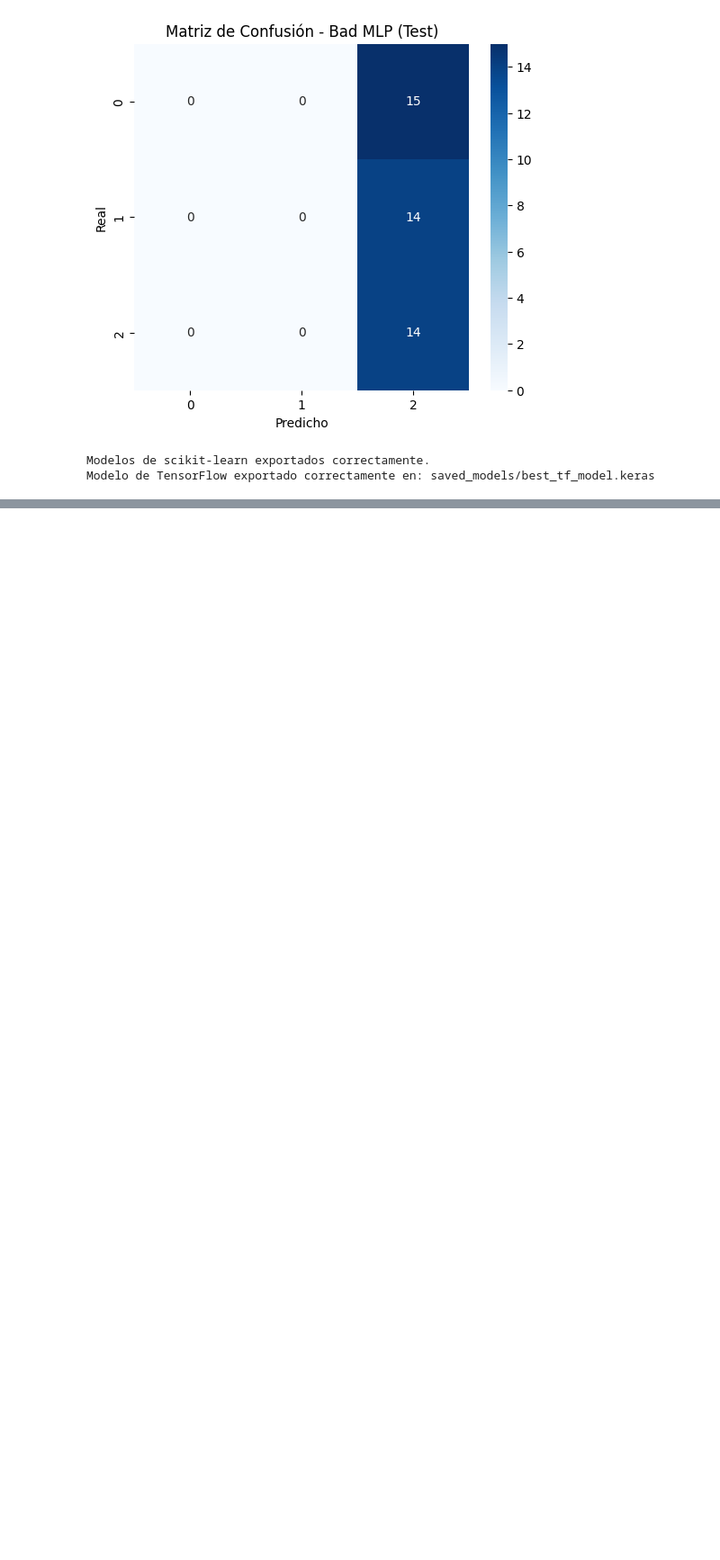
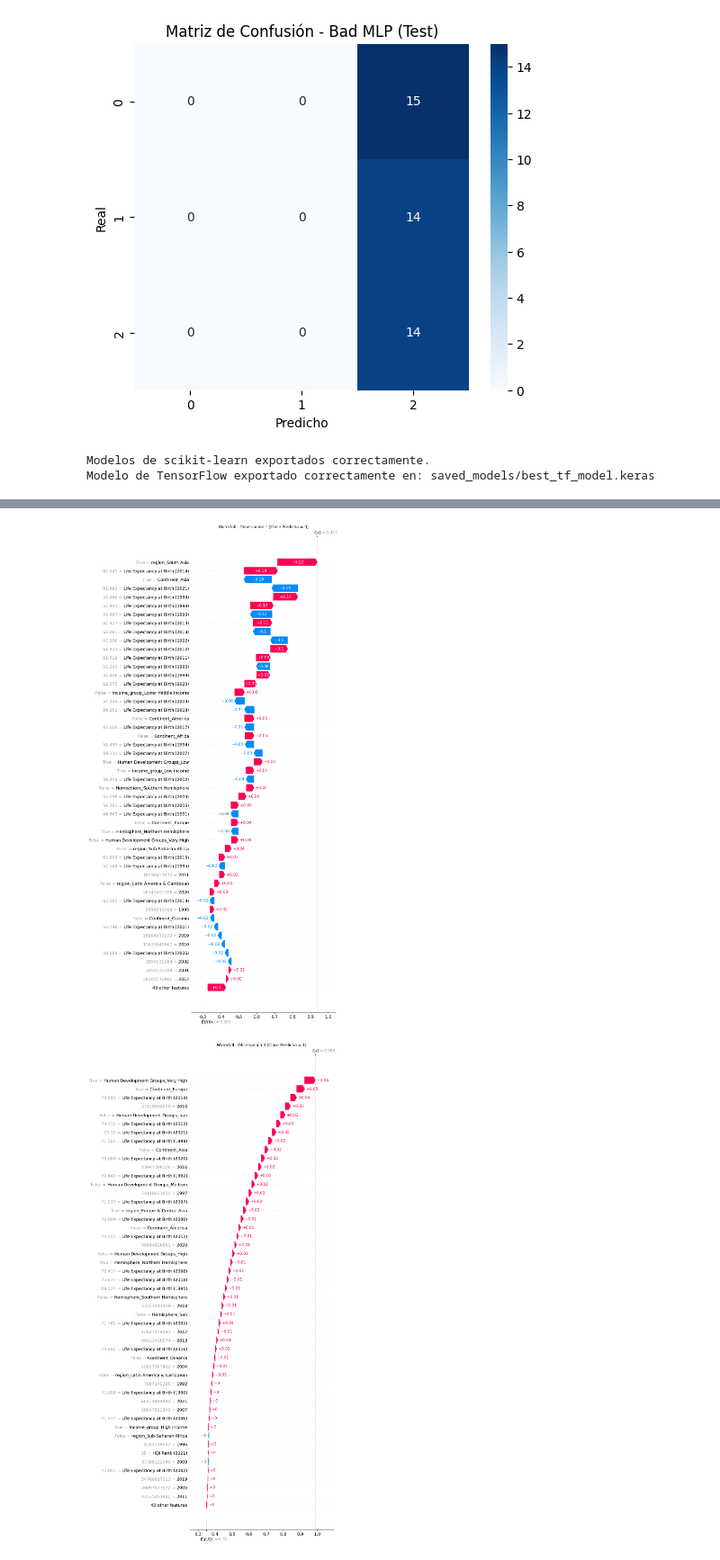
Before and after one commit to larubiano0/Parcial2-He2AI, a Jupyter notebook: GDP_script.ipynb, the cells around one changed output, grey strips where cells are left out. Shown at 90% size. Cells and saved outputs as stored; diff of their text form; code cells hidden in the pictures; blank space fills up the shorter version.

```diff
--- a/GDP_script.ipynb
+++ b/GDP_script.ipynb
@@ -1020,0 +963,60 @@ for class_idx in range(3):
+# %%
+import numpy as np
+import shap
+import matplotlib.pyplot as plt
+
+# 1) Calculamos las probabilidades de predicción para cada instancia
+pred_proba = best_mlp.predict_proba(X_test_scaled)  # shape (n_muestras, 3)
+
+# 2) Buscamos un índice de observación para cada clase (0, 1, 2)
+#    donde esa clase sea la de máxima probabilidad
+class_indices = [None, None, None]  # Guardará el índice para cada clase
+num_samples = len(X_test_scaled)
+
+for i in range(num_samples):
+    predicted_class = np.argmax(pred_proba[i])  # argmax de las 3 clases
+    if class_indices[predicted_class] is None:
+        class_indices[predicted_class] = i
+    # Si ya encontramos índices para las 3 clases, salimos
+    if all(x is not None for x in class_indices):
+        break
+
+# Verificamos que realmente se haya encontrado al menos una muestra para cada clase
+if any(x is None for x in class_indices):
+    raise ValueError("No se encontró al menos una instancia para cada clase en las predicciones.")
+
+# 3) Para cada clase (0, 1, 2), generamos el waterfall plot
+for class_idx in [0, 1, 2]:
+    row_idx = class_indices[class_idx]  # La observación donde la clase_idx es la más probable
+
+    # Extraemos la fila escalada para esa observación
+    X_instance = X_test_scaled[row_idx:row_idx+1]  # shape (1, n_features)
+
+    # Calculamos los SHAP values para esa instancia
+    shap_values_single = explainer.shap_values(X_instance)
+    # En multiclase con KernelExplainer, shap_values_single[0] suele ser de shape (n_features, 3)
+    shap_values_matrix = shap_values_single[0]
+
+    # Extraemos la columna de contribuciones para la clase class_idx (forma (n_features,))
+    feature_contributions = shap_values_matrix[:, class_idx]
+
+    # Tomamos el base value para esa clase
+    base_value = explainer.expected_value[class_idx]
+
+    # Creamos el waterfall plot
+    fig = shap.waterfall_plot(
+        shap.Explanation(
+            base_values=base_value,
+            values=feature_contributions,
+            feature_names=X_test.columns,   # Ajusta si X_test es un DataFrame con nombres
+            data=X_test.iloc[row_idx],      # Valores originales (opcional pero útil)
+        ),
+        max_display=50,  # Ajusta según la cantidad de columnas que quieras ver
+        show=False
+    )
+
+    plt.title(f"Waterfall - Observación {row_idx} (Clase Predicha = {class_idx})")
+    plt.show()
+# %% [output]
+[figure, added]
+[figure, added]
```
Also changed, not shown: parts of 3 cells of this notebook.
